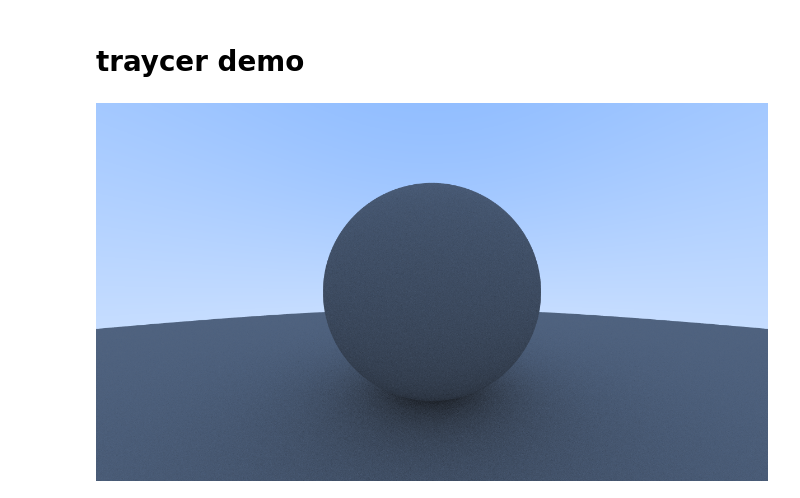
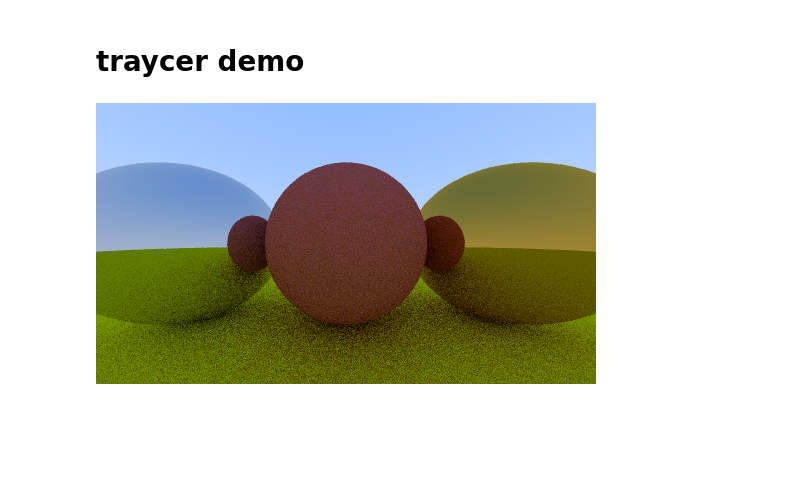
Before and after one commit to bpops/traycer, a Jupyter notebook: demo.ipynb, the cells around one changed output. Cells and saved outputs as stored; diff of their text form; code cells hidden in the pictures; blank space fills up the shorter version.

Commit message:
added lambertian and metal materials

```diff
--- a/demo.ipynb
+++ b/demo.ipynb
@@ -3,22 +3,29 @@
 # %%
 import traycer
 import importlib
 importlib.reload(traycer)
-from   imageio import imread
 from PIL import Image
 from tqdm import tqdm
 
 # filename
 fname = "test.ppm"
 
+# materials
+material_ground = traycer.lambertain(traycer.color(0.8,0.8,0.0))
+material_center = traycer.lambertain(traycer.color(0.7,0.3,0.3))
+material_left   = traycer.metal(traycer.color(0.8,0.8,0.8))
+material_right  = traycer.metal(traycer.color(0.8,0.6,0.2))
+
 # world
 world = traycer.hittable_list()
-world.add(traycer.sphere(traycer.point3(0,0,-1), 0.5))
-world.add(traycer.sphere(traycer.point3(0,-100.5,-1), 100))
+world.add(traycer.sphere(traycer.point3( 0.0, -100.5, -1.0), 100.0, material_ground))
+world.add(traycer.sphere(traycer.point3( 0.0,    0.0, -1.0), 0.5, material_center))
+world.add(traycer.sphere(traycer.point3(-1.0,    0.0, -1.0), 0.5, material_left))
+world.add(traycer.sphere(traycer.point3( 1.0,    0.0, -1.0), 0.5, material_right))
 
-cam = traycer.camera(image_width=1200)
-image = cam.render(world, aa=100, max_depth=10)
+cam = traycer.camera(image_width=500)
+image = cam.render(world, aa=10, max_depth=10)
 image.write(fname)
 display(Image.open(fname))
 # %% [output]
-[figure, old version]
+[figure, new version]
```
Also changed, not shown: 1 other file.
